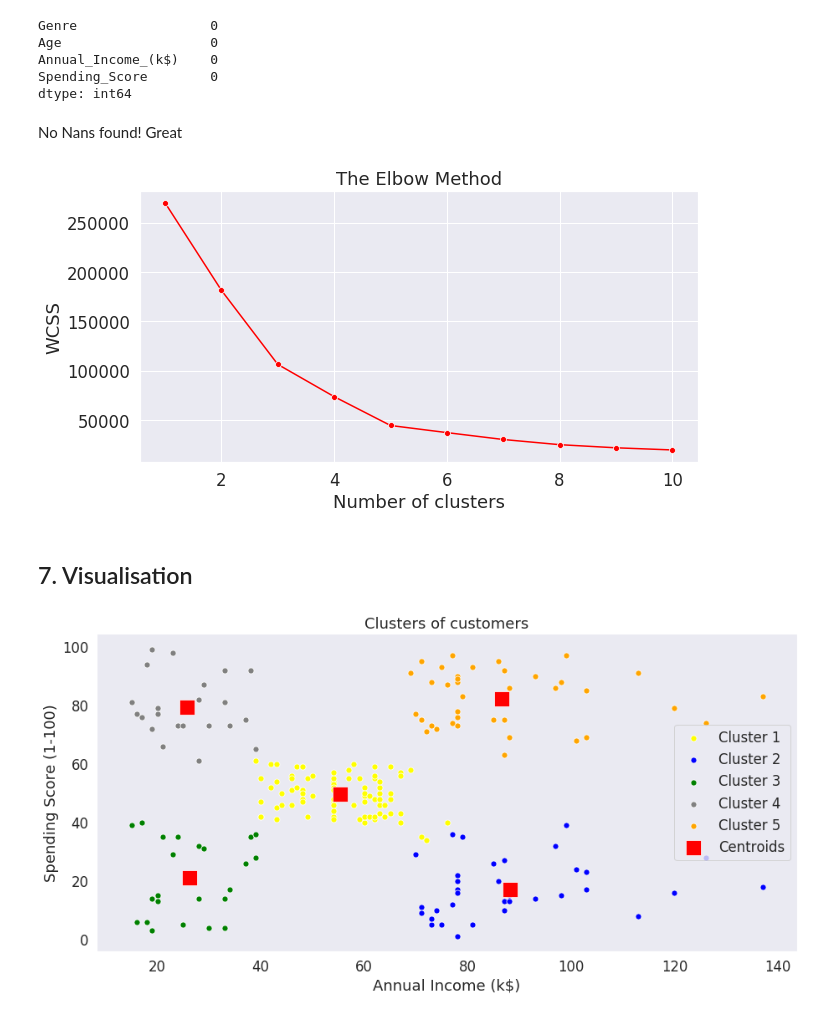
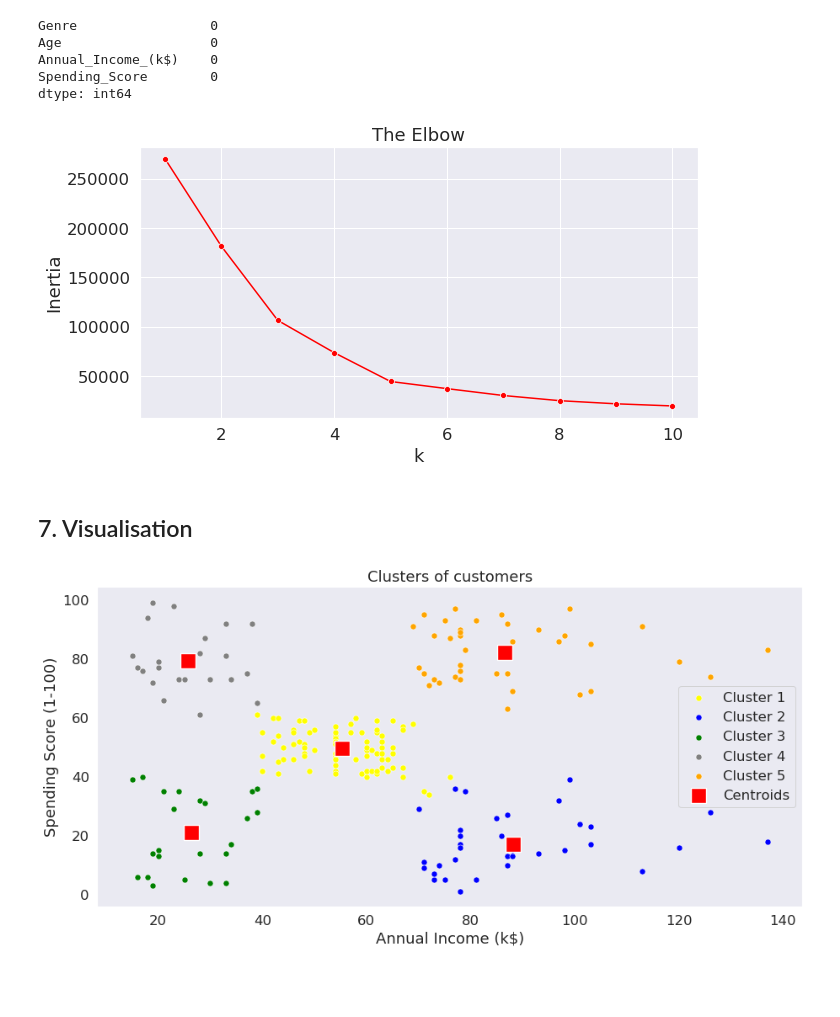
Before and after one commit to nikheelpandey/upgrad_sessions, a Jupyter notebook: kmeans/kmeans.ipynb, the cells around one changed output. Saved outputs shown, nothing was run; the diff lists cells and outputs as text; code cells hidden in the pictures; blank space fills up the shorter version.

```diff
--- a/kmeans/kmeans.ipynb
+++ b/kmeans/kmeans.ipynb
@@ -11,4 +11,4 @@ print(os.listdir("../input"))
 # %%
 # Importing the dataset
-dataset = pd.read_csv('../input/Mall_Customers.csv',index_col='CustomerID')
+dataset = pd.read_csv('Mall_Customers.csv',index_col='CustomerID')
 # %%
@@ -53,8 +60,6 @@ Age                   0
 Annual_Income_(k$)    0
 Spending_Score        0
 dtype: int64
-# %% [markdown]
-No Nans found! Great
 # %%
 dataset.drop_duplicates(inplace=True)
 # %%
@@ -72,12 +77,12 @@ for i in range(1, 11):
 # %%
 plt.figure(figsize=(10,5))
 sns.lineplot(range(1, 11), wcss,marker='o',color='red')
-plt.title('The Elbow Method')
-plt.xlabel('Number of clusters')
-plt.ylabel('WCSS')
+plt.title('The Elbow')
+plt.xlabel('k')
+plt.ylabel('Inertia')
 plt.show()
 # %% [output]
-[figure, old version]
+[figure, new version]
 # %%
 # Fitting K-Means to the dataset
 kmeans = KMeans(n_clusters = 5, init = 'k-means++', random_state = 42)
@@ -93,6 +98,8 @@ sns.scatterplot(X[y_kmeans == 1, 0], X[y_kmeans == 1, 1], color = 'blue', label
 sns.scatterplot(X[y_kmeans == 2, 0], X[y_kmeans == 2, 1], color = 'green', label = 'Cluster 3',s=50)
 sns.scatterplot(X[y_kmeans == 3, 0], X[y_kmeans == 3, 1], color = 'grey', label = 'Cluster 4',s=50)
 sns.scatterplot(X[y_kmeans == 4, 0], X[y_kmeans == 4, 1], color = 'orange', label = 'Cluster 5',s=50)
+# sns.scatterplot(X[y_kmeans == 5, 0], X[y_kmeans == 5, 1], color = 'black', label = 'Cluster 6',s=50)
+
 sns.scatterplot(kmeans.cluster_centers_[:, 0], kmeans.cluster_centers_[:, 1], color = 'red',
                 label = 'Centroids',s=300,marker=',')
 plt.grid(False)
@@ -102,4 +109,4 @@ plt.ylabel('Spending Score (1-100)')
 plt.legend()
 plt.show()
 # %% [output]
-[figure, old version]
+[figure, new version]
```
Also changed, not shown: parts of 3 cells of this notebook, 5 other files.
